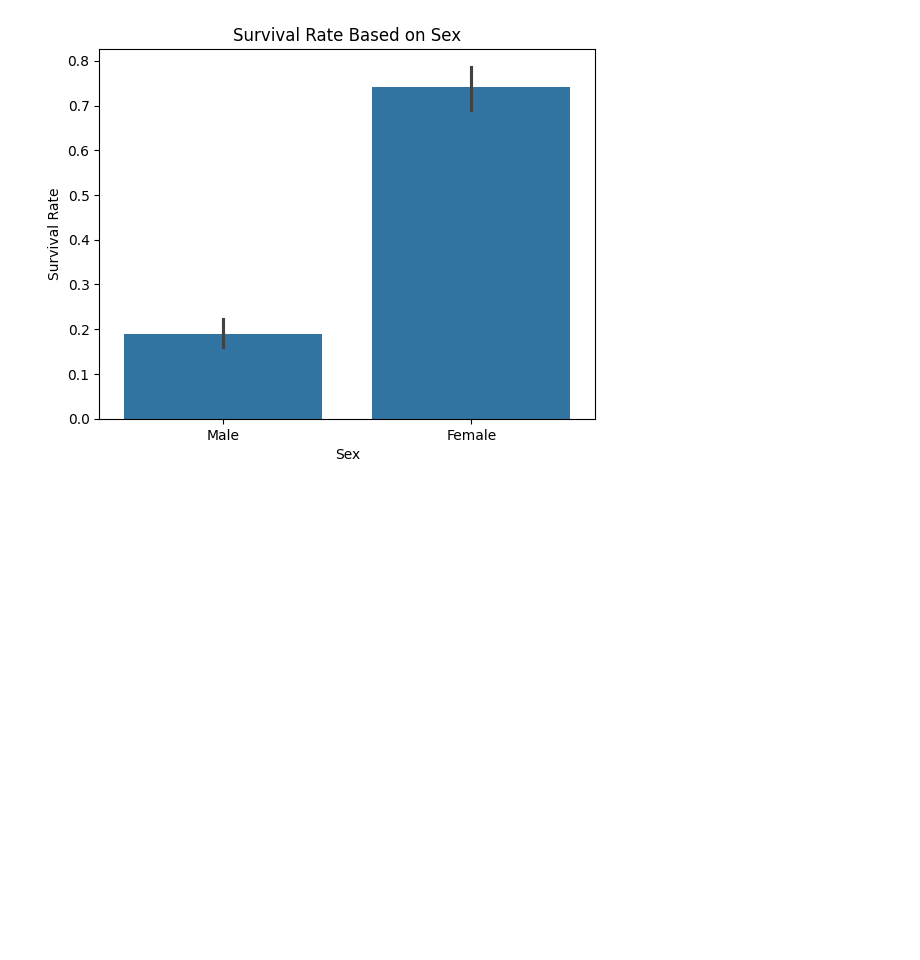
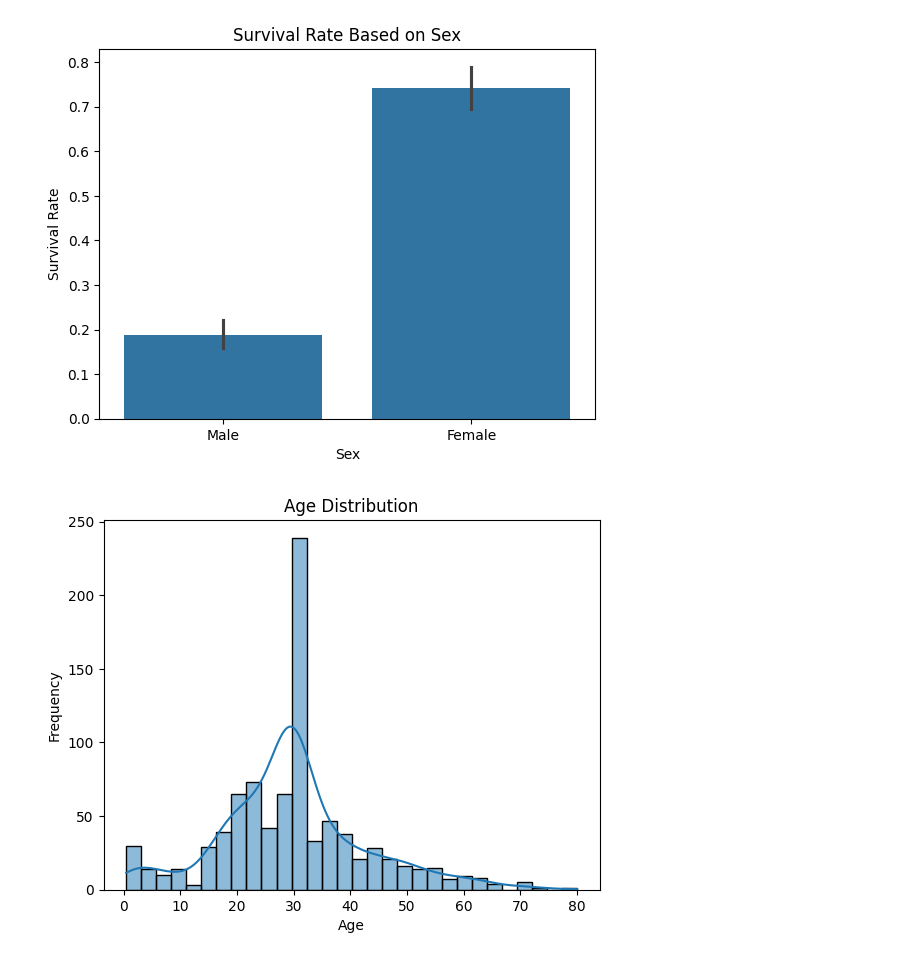
Before and after one commit to deepakachyutha/Titanic-ML, a Jupyter notebook: NoteBook/TitanicVisual.ipynb, the cells around one changed output. Drawn from its saved outputs; the diff is of its cells as text; code cells hidden in the pictures; blank space fills up the shorter version.

Commit message:
Daa Visualisation

```diff
--- a/NoteBook/TitanicVisual.ipynb
+++ b/NoteBook/TitanicVisual.ipynb
@@ -1,29 +1,36 @@
 # %%
 import pandas as pd
 import matplotlib.pyplot as plt
 import seaborn as sns
 
 titanic = pd.read_csv('C:\Titanic-ML\Dataset\TitanicUpdated.csv')
 
 sns.countplot(x='Survived', data=titanic)
 plt.title('Count of Survival on Titanic')
 plt.xlabel('Survival Status')
 plt.ylabel('Count')
 plt.xticks([0, 1], ['Not Survived', 'Survived'])
 plt.show()
 
 
 sns.heatmap(titanic.corr(), annot=True, fmt = '.2f')
 plt.title('Correlation Heatmap of Titanic Dataset')
 plt.show()
 
 sns.barplot(x='Sex', y='Survived', data=titanic)
 plt.title('Survival Rate Based on Sex')
 plt.xlabel("Sex")
 plt.ylabel('Survival Rate')
 plt.xticks([0,1],['Male','Female'])
 plt.show()
+
+sns.histplot(titanic['Age'].dropna(), kde=True, bins=30)
+plt.title('Age Distribution')
+plt.xlabel('Age')
+plt.ylabel('Frequency')
+plt.show()
 # %% [output]
 [figure]
 [figure]
 [figure]
+[figure, added]
```
Also changed, not shown: parts of 1 cell of this notebook.
